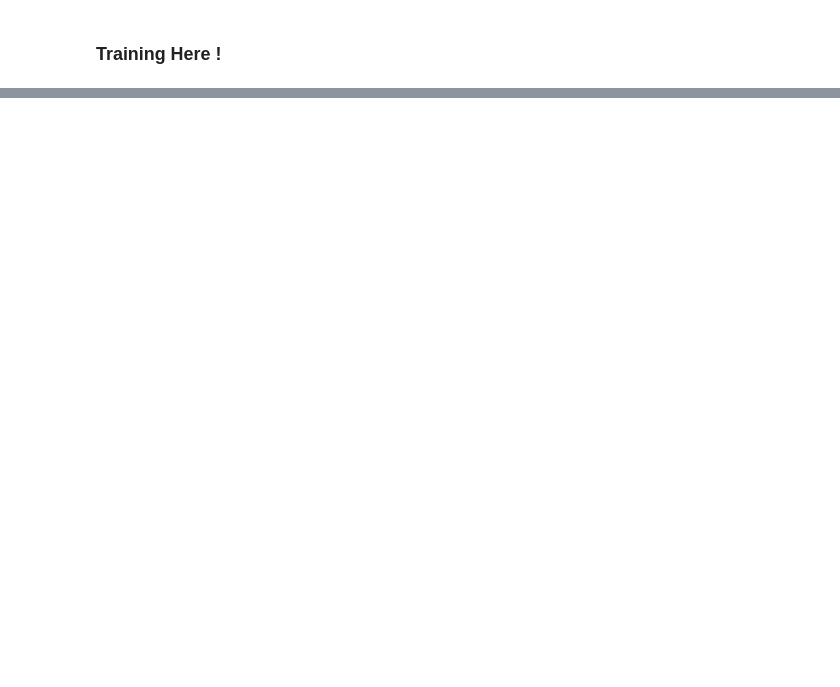
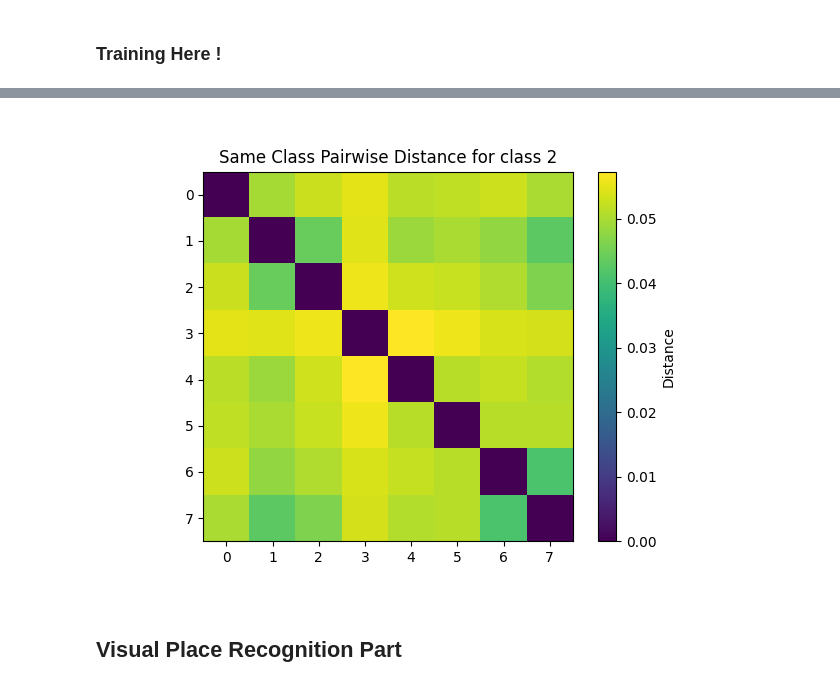
Before and after one commit to tutorgaming/fisheye-vpr, a Jupyter notebook: notebooks/YOFO-BasicPipeline.ipynb, the cells around one changed output, grey strips where cells are left out. Saved outputs shown, nothing was run; the diff lists cells and outputs as text; code cells hidden in the pictures; blank space fills up the shorter version.

```diff
--- a/notebooks/YOFO-BasicPipeline.ipynb
+++ b/notebooks/YOFO-BasicPipeline.ipynb
@@ -229,0 +392,6 @@ Validating epoch 11
+# %%
+class_visualize(2)
+# %% [output]
+[figure, added]
+# %% [markdown]
+## Visual Place Recognition Part
```
Also changed, not shown: parts of 30 cells of this notebook, 11 other files.
